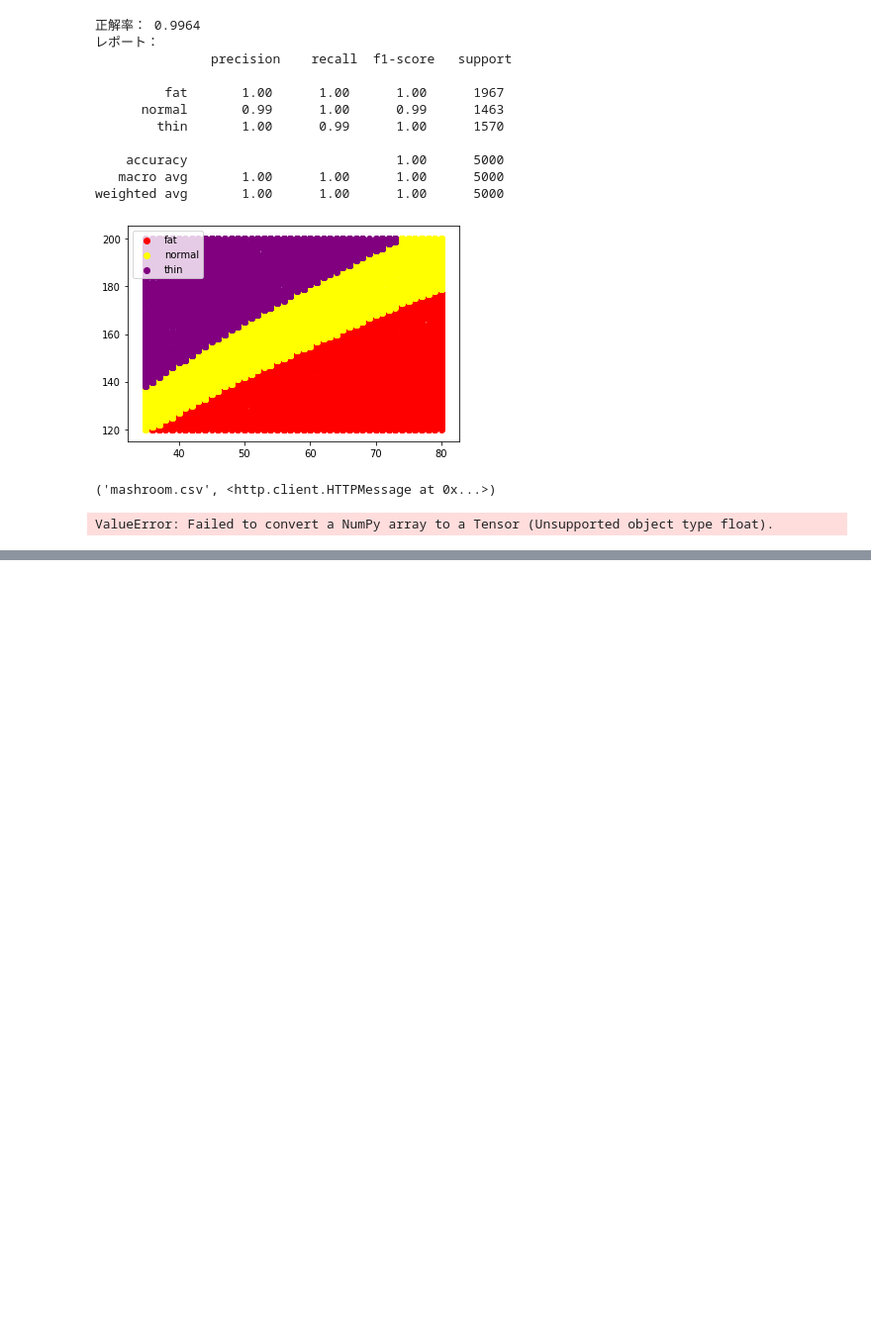
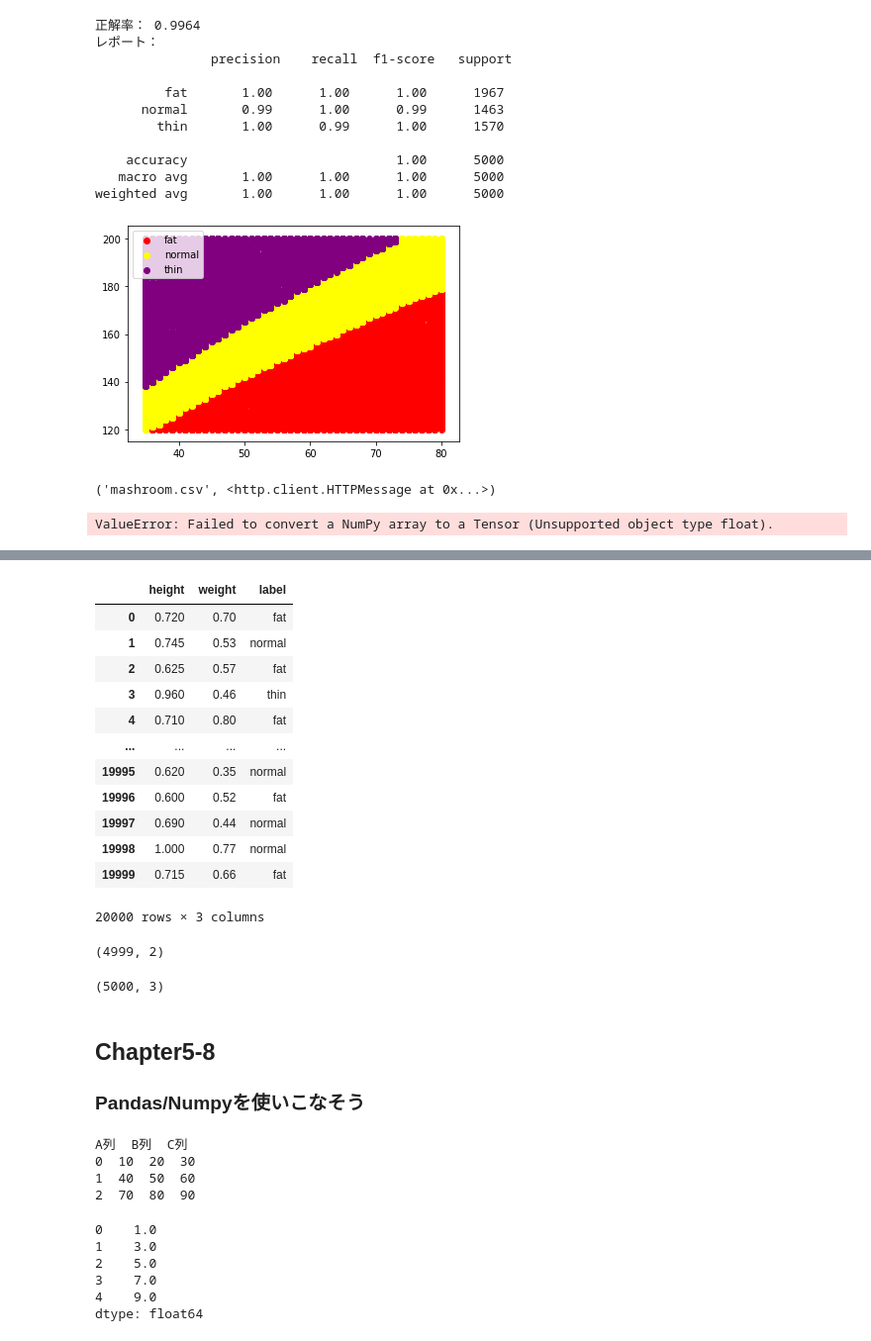
Before and after one commit to Tatsuro0726/Scraping, a Jupyter notebook: Chapter5.ipynb, the cells around one changed output, grey strips where cells are left out. Shown at 99% size. Cells and saved outputs as stored; diff of their text form; code cells hidden in the pictures; blank space fills up the shorter version.

```diff
--- a/Chapter5.ipynb
+++ b/Chapter5.ipynb
@@ -149,0 +279,55 @@ ValueError: Failed to convert a NumPy array to a Tensor (Unsupported object type
+# %%
+csv
+# %% [output]
+|  | height | weight | label |
+| 0 | 0.720 | 0.70 | fat |
+| 1 | 0.745 | 0.53 | normal |
+| 2 | 0.625 | 0.57 | fat |
+| 3 | 0.960 | 0.46 | thin |
+| 4 | 0.710 | 0.80 | fat |
+| ... | ... | ... | ... |
+| 19995 | 0.620 | 0.35 | normal |
+| 19996 | 0.600 | 0.52 | fat |
+| 19997 | 0.690 | 0.44 | normal |
+| 19998 | 1.000 | 0.77 | normal |
+| 19999 | 0.715 | 0.66 | fat |
+20000 rows × 3 columns
+# %%
+X_test.shape
+# %% [output]
+(4999, 2)
+# %%
+y_test.shape
+# %% [output]
+(5000, 3)
+# %% [markdown]
+## Chapter5-8
+### Pandas/Numpyを使いこなそう
+# %%
+import pandas as pd
+import numpy as np
+
+a = pd.DataFrame([
+    [10,20,30],
+    [40,50,60],
+    [70,80,90]
+],columns=['A列','B列','C列'])
+print(a)
+# %% [output]
+A列  B列  C列
+0  10  20  30
+1  40  50  60
+2  70  80  90
+# %%
+# 1次元データはSeriesで扱う
+import pandas as pd, numpy as np
+
+s = pd.Series([1.0,3.0,5.0,7.0,9.0])
+print(s)
+# %% [output]
+0    1.0
+1    3.0
+2    5.0
+3    7.0
+4    9.0
+dtype: float64
```
Also changed, not shown: parts of 13 cells of this notebook.
